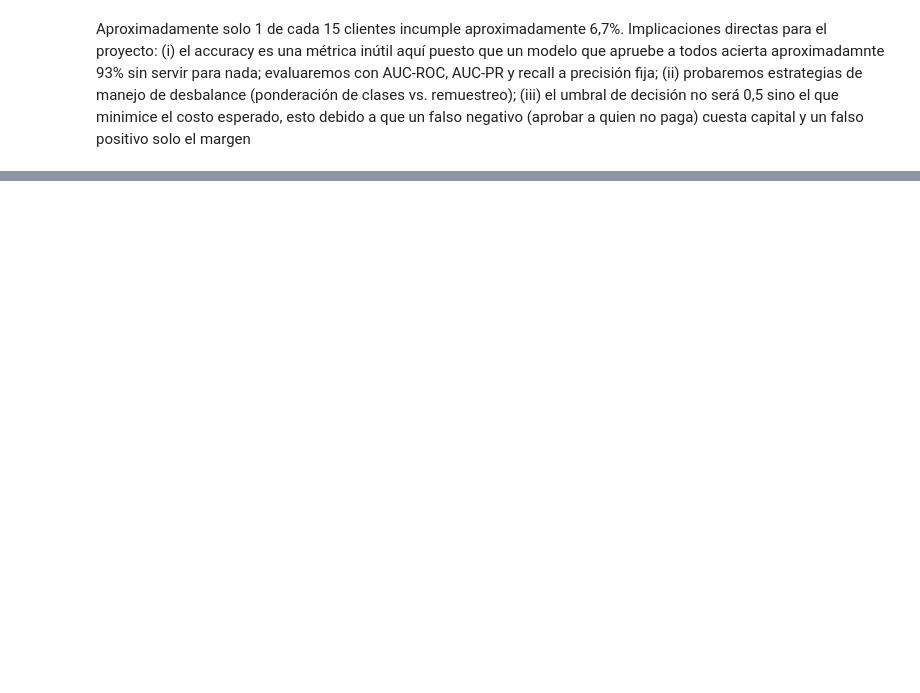
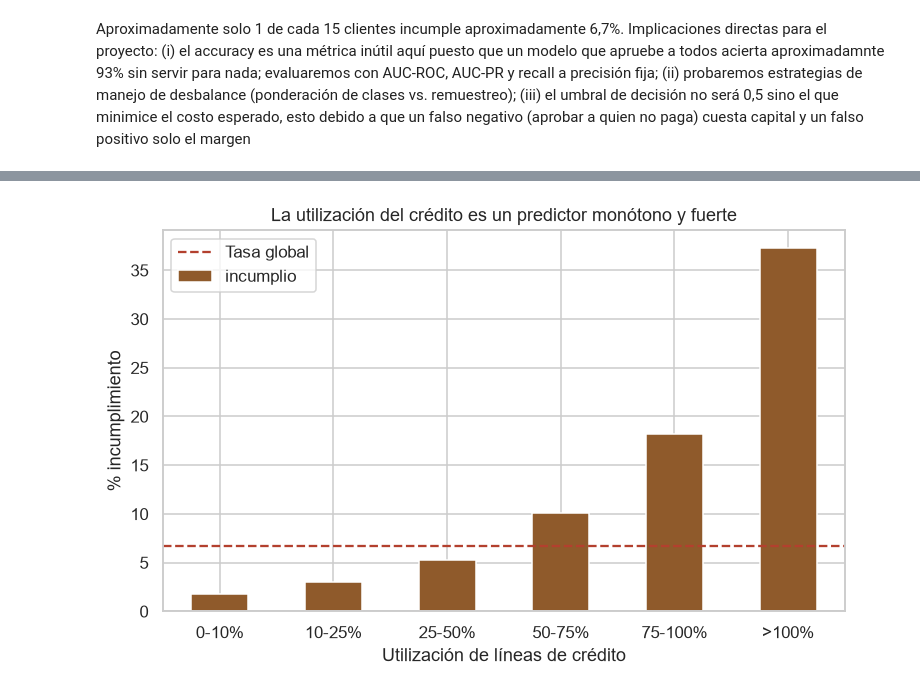
Before and after one commit to w-bojacag/DS-Miniproyecto, a Jupyter notebook: Notebook/01_eda.ipynb, the cells around one changed output, grey strips where cells are left out. Saved outputs shown, nothing was run; the diff lists cells and outputs as text; code cells hidden in the pictures; blank space fills up the shorter version.

```diff
--- a/Notebook/01_eda.ipynb
+++ b/Notebook/01_eda.ipynb
@@ -169,0 +211,15 @@ Aproximadamente solo 1 de cada 15 clientes incumple aproximadamente 6,7%. Implic
+# %%
+# 5.2 Tasa de incumplimiento por tramo de utilización del crédito
+bins_util = [0, 0.1, 0.25, 0.5, 0.75, 1.0, np.inf]
+labels_util = ["0-10%", "10-25%", "25-50%", "50-75%", "75-100%", ">100%"]
+df["tramo_util"] = pd.cut(df.utilizacion, bins=bins_util, labels=labels_util, include_lowest=True)
+tasa_util = df.groupby("tramo_util", observed=True).incumplio.mean()
+
+fig, ax = plt.subplots(figsize=(8, 4.5))
+(100 * tasa_util).plot(kind="bar", ax=ax, color="#8f5a2b", rot=0)
+ax.axhline(100 * tasa, ls="--", color="#b3402e", label="Tasa global")
+ax.set_ylabel("% incumplimiento"); ax.set_xlabel("Utilización de líneas de crédito")
+ax.set_title("La utilización del crédito es un predictor monótono y fuerte"); ax.legend()
+plt.show()
+# %% [output]
+[figure, added]
```
Also changed, not shown: parts of 9 cells of this notebook.
